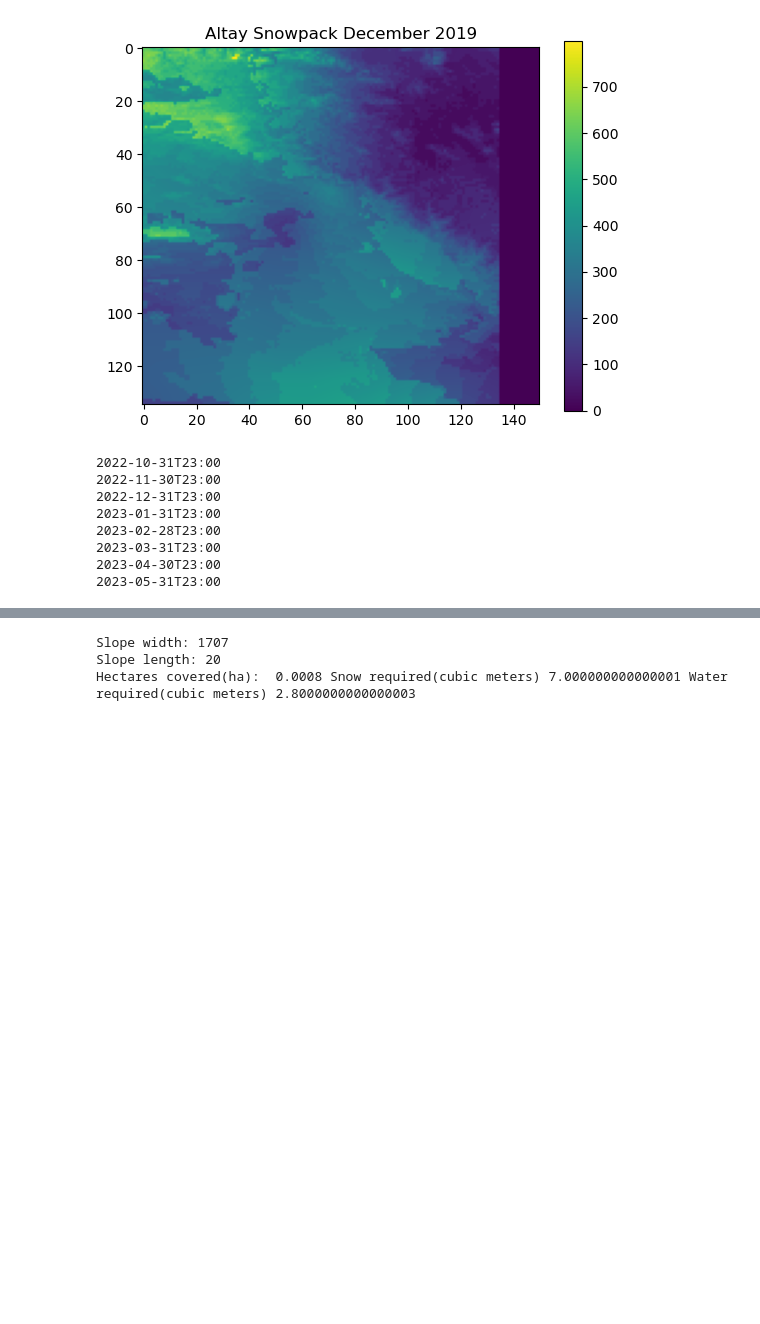
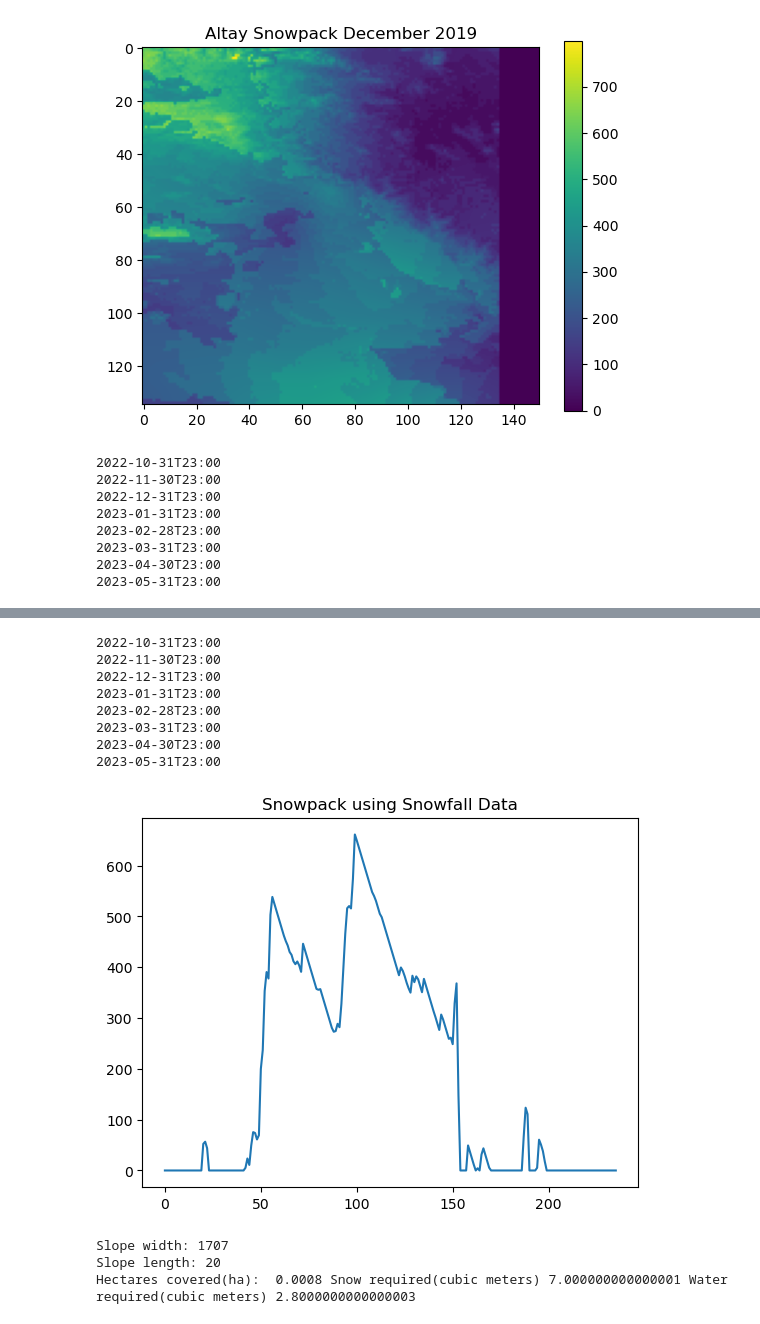
Before and after one commit to ribells/bruels, a Jupyter notebook: week7/Project Altay-bdc.ipynb, the cells around one changed output, grey strips where cells are left out. Saved outputs shown, nothing was run; the diff lists cells and outputs as text; code cells hidden in the pictures; blank space fills up the shorter version.

```diff
--- a/week7/Project Altay-bdc.ipynb
+++ b/week7/Project Altay-bdc.ipynb
@@ -594,3 +594,65 @@ plt.show()
+# %%
+# use snowfall data directly
+
+start = 0
+SWE = []
+Snowfall = []
+
+for m in range(0,8): #number of months in the simulation
+    end = start + d_data[m] * 24
+    hour = 0
+    day_snowfall = 0
+    for i in range(start, end-1):
+        #need to allocate the monthly data to the number of days in the month
+        num_days = int(d_data[m])
+
+        day_snowfall = day_snowfall + p_data[i]
+        hour = hour + 1
+        if (hour==24):
+            Snowfall.append(day_snowfall * 10) #multiply by 10 to get millimeters from centimeters
+            SWE.append(0)
+            day_snowfall = 0
+            hour = 0
+
+    print (weather['time'][end-1])
+    start = end
+
+SWE.append(0)
+
+for i in range(0, len(Snowfall)):
+
+    P = Precip[i]
+    S = Snowfall[i]
+
+    R = 0
+    if T_air[i] > 0:
+        if P == 0:
+            R = T_air[i] * 2.5 * 25.4  #25.4 millimeters per inch
+        else:
+            R = T_air[i] * 200.0 * 25.4
+    else:
+        R = 0.5 * 25.4
+
+    SWE[i+1] = SWE[i] + S - R
+
+    if(SWE[i+1] < 0):
+        SWE[i+1] = 0
+
+#plot the stock's performance
+plt.plot(SWE)
+plt.title('Snowpack using Snowfall Data')
+
+plt.show()
+# %% [output]
+2022-10-31T23:00
+2022-11-30T23:00
+2022-12-31T23:00
+2023-01-31T23:00
+2023-02-28T23:00
+2023-03-31T23:00
+2023-04-30T23:00
+2023-05-31T23:00
+[figure, added]
 # %%
 # Use a map for dynamic identification of where snowmaking is being considered
 
```
Also changed, not shown: parts of 2 cells of this notebook.
